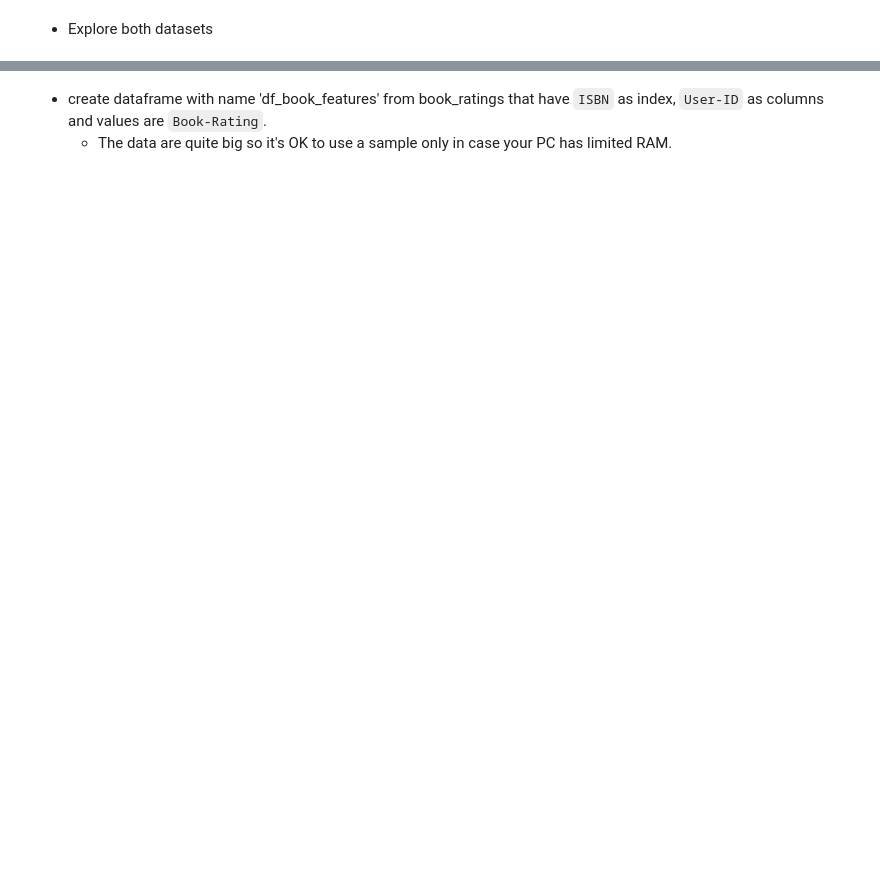
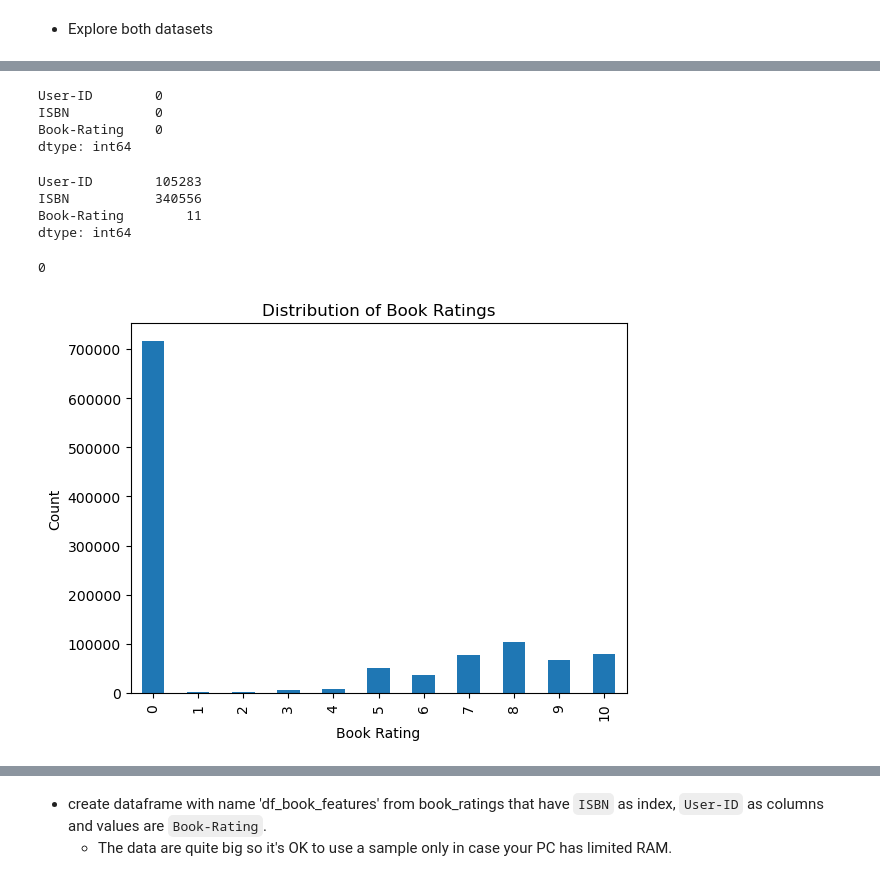
Before and after one commit to rdebullain/exercise_recommender_engines, a Jupyter notebook: notebooks/exercise_CF_memory.ipynb, the cells around one changed output, grey strips where cells are left out. Drawn from its saved outputs; the diff is of its cells as text; code cells hidden in the pictures; blank space fills up the shorter version.

```diff
--- a/notebooks/exercise_CF_memory.ipynb
+++ b/notebooks/exercise_CF_memory.ipynb
@@ -7,5 +8,5 @@ from sklearn.neighbors import NearestNeighbors
 # %% [markdown]
 We will create an recommender engine based on Item Based Collaborative Filtering (IBCF) which searches for the most similar books based on the user ratings. We can download the data from [here](https://drive.google.com/file/d/1WvTmAfO09TCX7xp7uu06__ziic7JnrL5/view?usp=sharing).
 # %%
-book_ratings = pd.read_csv('E:\Vocational\Lighthouse Labs\Flex Course\C08_Machine Learning Application\exercise_recommender_engines\data\BX-Book-Ratings.csv',sep=";", encoding="latin")
+book_ratings = pd.read_csv('E:\Vocational\Lighthouse Labs\Flex Course\C08_Machine Learning Application\exercise_recommender_engines\data\\bx_book_ratings.csv',sep=";", encoding="latin")
 # %%
@@ -32,0 +45,26 @@ Skipping line 261529: expected 8 fields, saw 9
+# %%
+book_ratings.isnull().sum()
+# %% [output]
+User-ID        0
+ISBN           0
+Book-Rating    0
+dtype: int64
+# %%
+book_ratings.nunique()
+# %% [output]
+User-ID        105283
+ISBN           340556
+Book-Rating        11
+dtype: int64
+# %%
+book_ratings.duplicated().sum()
+# %% [output]
+0
+# %%
+book_ratings['Book-Rating'].value_counts().sort_index().plot(kind='bar')
+plt.xlabel('Book Rating')
+plt.ylabel('Count')
+plt.title('Distribution of Book Ratings')
+plt.show()
+# %% [output]
+[figure, added]
```
Also changed, not shown: parts of 25 cells of this notebook, 1 other file.
